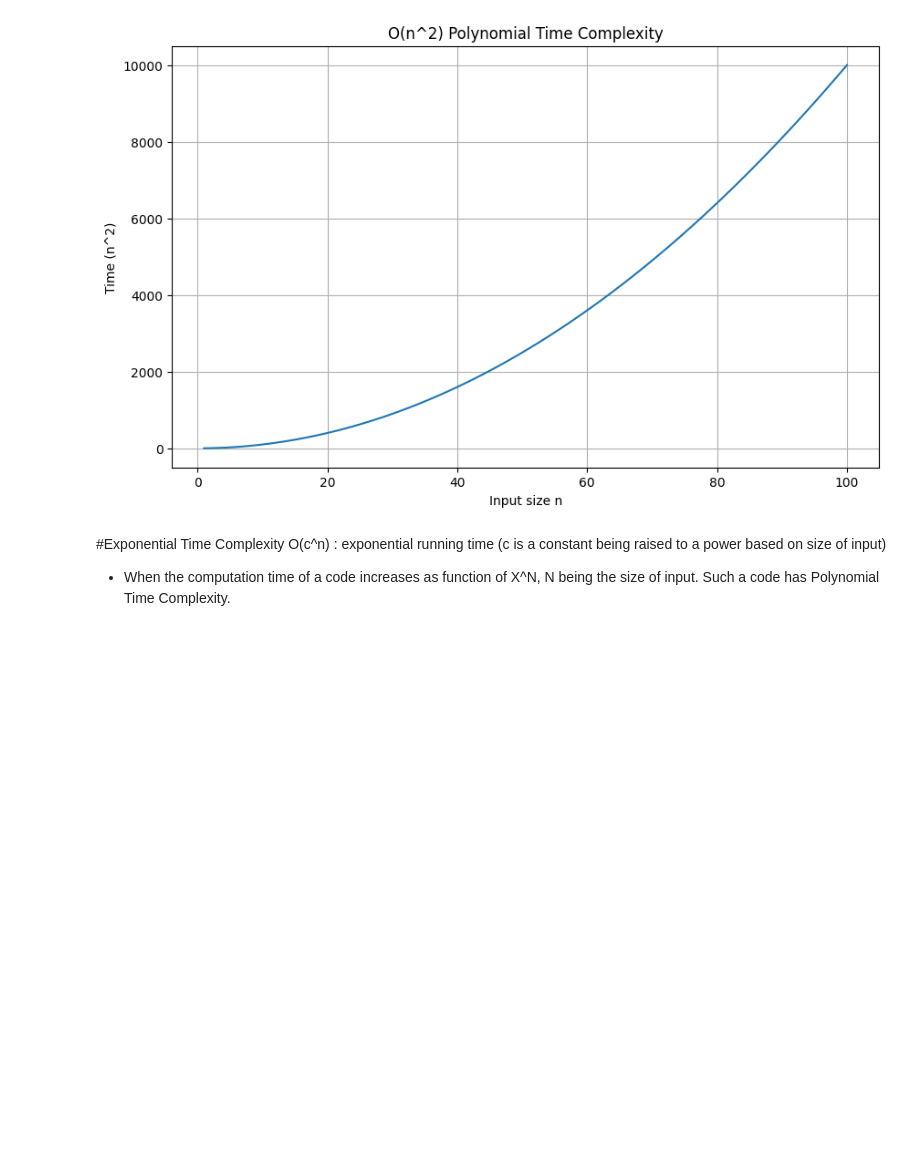
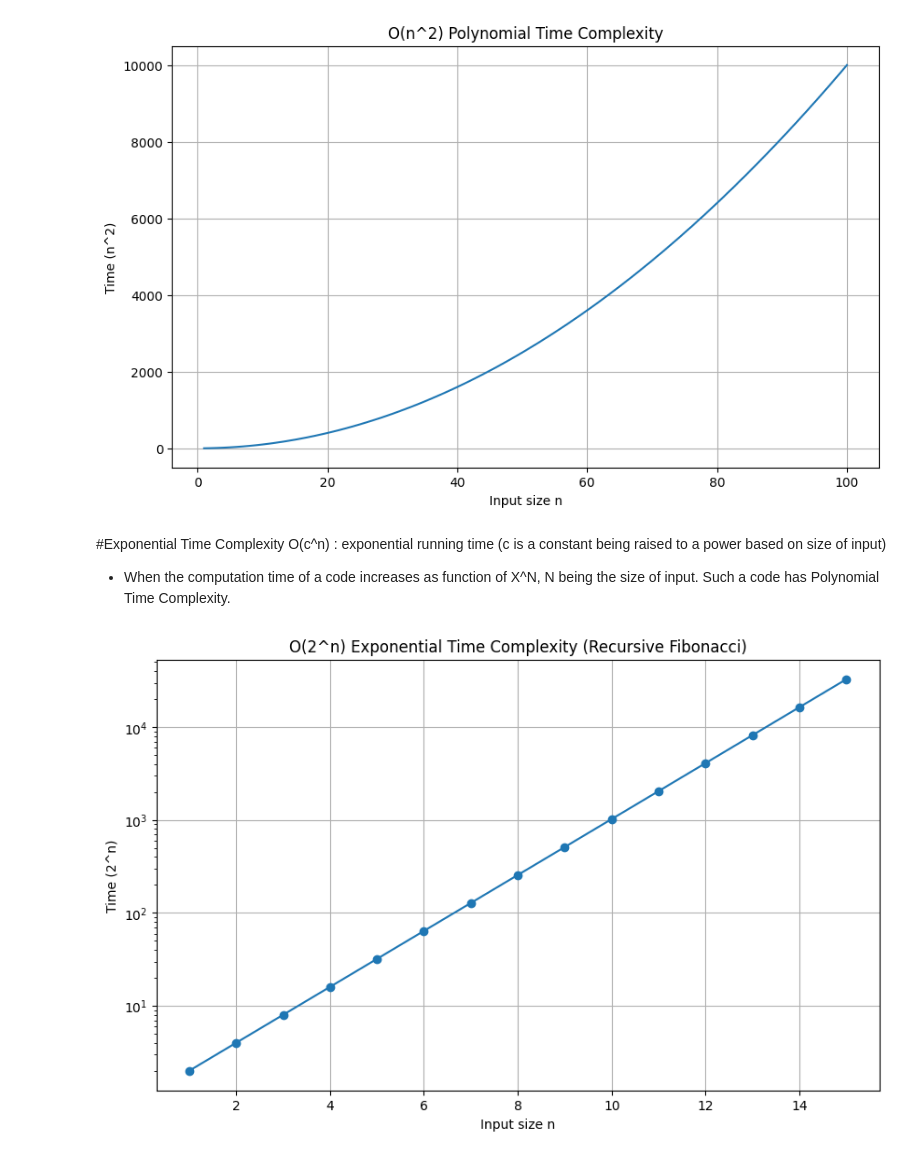
Before and after one commit to dakshmalviya-x/APS-LAB, a Jupyter notebook: Lab_3_Growth_of_function.ipynb, the cells around one changed output. Cells and saved outputs as stored; diff of their text form; code cells hidden in the pictures; blank space fills up the shorter version.

```diff
--- a/Lab_3_Growth_of_function.ipynb
+++ b/Lab_3_Growth_of_function.ipynb
@@ -228,3 +226,23 @@ plt.show()
+# %%
+# Prob_7 Take Suitable example and write function that runs in Exponential Time Complexity (O(c^n)). plot the graph as well, similar to above example
+def fibonacci_recursive(n):
+    if n <= 1:
+        return n
+    return fibonacci_recursive(n - 1) + fibonacci_recursive(n - 2)
+n_values = list(range(1, 16))
+time_values = []
+for n in n_values:
+    time_values.append(2**n)
+plt.figure(figsize=(10, 6))
+plt.plot(n_values, time_values, marker='o')
+plt.xlabel("Input size n")
+plt.ylabel("Time (2^n)")
+plt.title("O(2^n) Exponential Time Complexity (Recursive Fibonacci)")
+plt.grid(True)
+plt.yscale('log')
+plt.show()
+# %% [output]
+[figure, added]
 # %% [markdown]
 #Importing required packages. plot graph similar to given figure
 
```
Also changed, not shown: parts of 2 cells of this notebook.
